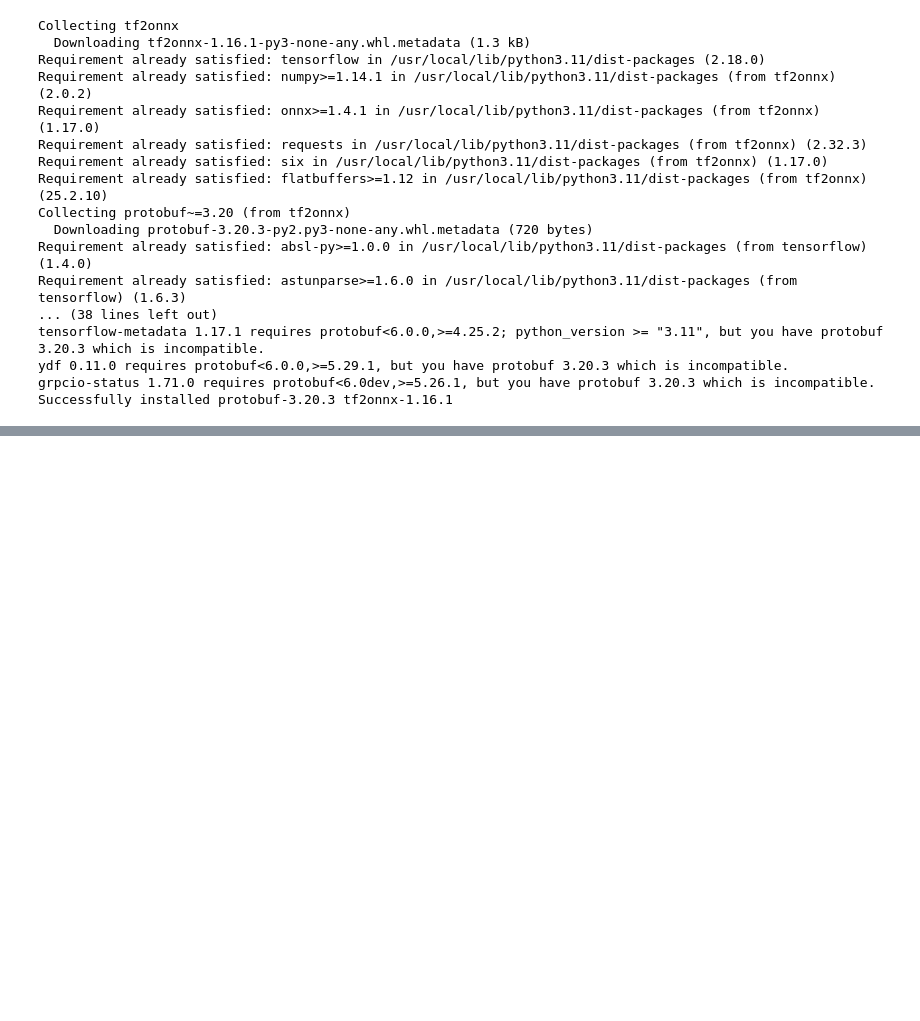
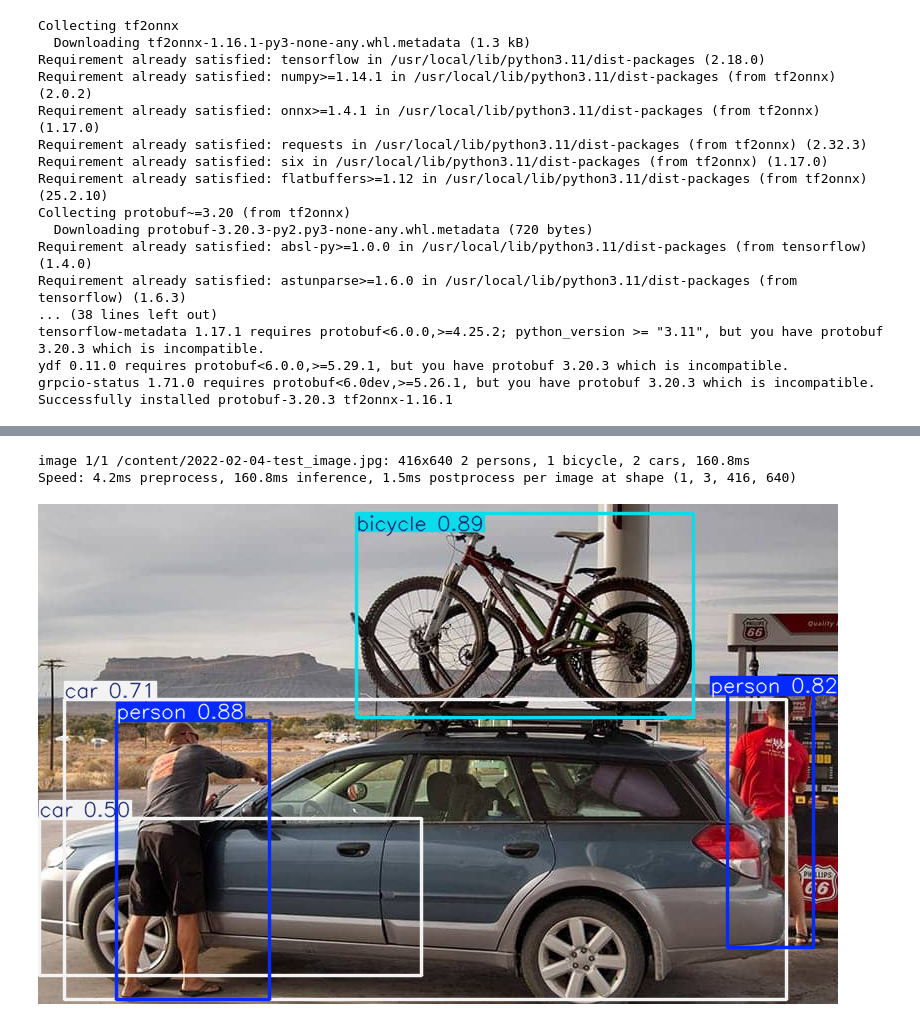
Before and after one commit to anu4619/General-purpose-object-detector-app, a Jupyter notebook: yolov11/yolov11n.ipynb, the cells around one changed output, grey strips where cells are left out. Drawn from its saved outputs; the diff is of its cells as text; code cells hidden in the pictures; blank space fills up the shorter version.

```diff
--- a/yolov11/yolov11n.ipynb
+++ b/yolov11/yolov11n.ipynb
@@ -163,0 +313,14 @@ Visualize:       https://netron.app
+# %%
+from ultralytics import YOLO
+
+# Load a COCO-pretrained YOLOv5n model
+model = YOLO("yolov5n.pt")
+
+# Display model information (optional)
+model.info()
+
+# Train the model on the COCO8 example dataset for 100 epochs
+results = model.train(data="coco8.yaml", epochs=100, imgsz=640)
+
+# Run inference with the YOLOv5n model on the 'bus.jpg' image
+results = model("/content/2022-02-04-test_image.jpg")
@@ -163,0 +365,15 @@ Visualize:       https://netron.app
+# %%
+image_path = "/content/2022-02-04-test_image.jpg"
+image = Image.open(image_path)
+
+image.show()
+
+
+results = model(image_path)
+
+# Display the results
+results[0].show()
+# %% [output]
+image 1/1 /content/2022-02-04-test_image.jpg: 416x640 2 persons, 1 bicycle, 2 cars, 160.8ms
+Speed: 4.2ms preprocess, 160.8ms inference, 1.5ms postprocess per image at shape (1, 3, 416, 640)
+[figure, added]
```
Also changed, not shown: parts of 18 cells of this notebook.
